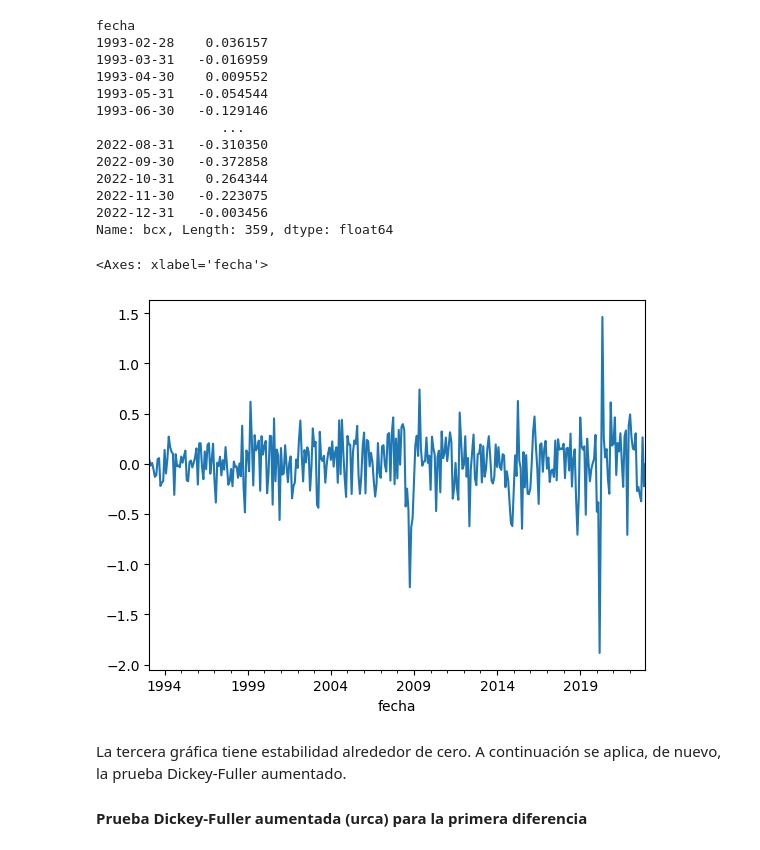
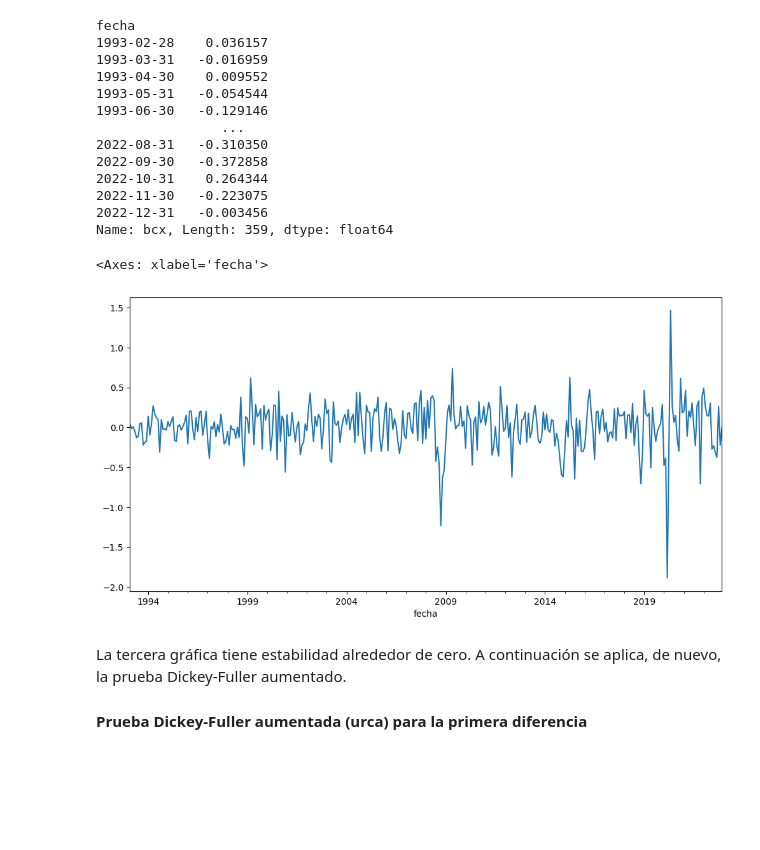
Before and after one commit to jazaineam1/Diplomado_ucentral_ME, a Jupyter notebook: Cuadernos/Arima_aplicacion.ipynb, the cells around one changed output. Saved outputs shown, nothing was run; the diff lists cells and outputs as text; code cells hidden in the pictures; blank space fills up the shorter version.

```diff
--- a/Cuadernos/Arima_aplicacion.ipynb
+++ b/Cuadernos/Arima_aplicacion.ipynb
@@ -199,10 +213,10 @@ fecha
 2022-12-31   -0.003456
 Name: bcx, Length: 359, dtype: float64
 # %%
-base_1['bcx'].diff().dropna().plot()
+base_1['bcx'].diff().dropna().plot(figsize=(12, 6))
 # %% [output]
 <Axes: xlabel='fecha'>
-[figure, old version]
+[figure, new version]
 # %% [markdown]
 
  La tercera gráfica tiene estabilidad alrededor de cero. A continuación se aplica, de nuevo, la prueba Dickey-Fuller aumentado.
```
Also changed, not shown: parts of 13 cells of this notebook.
